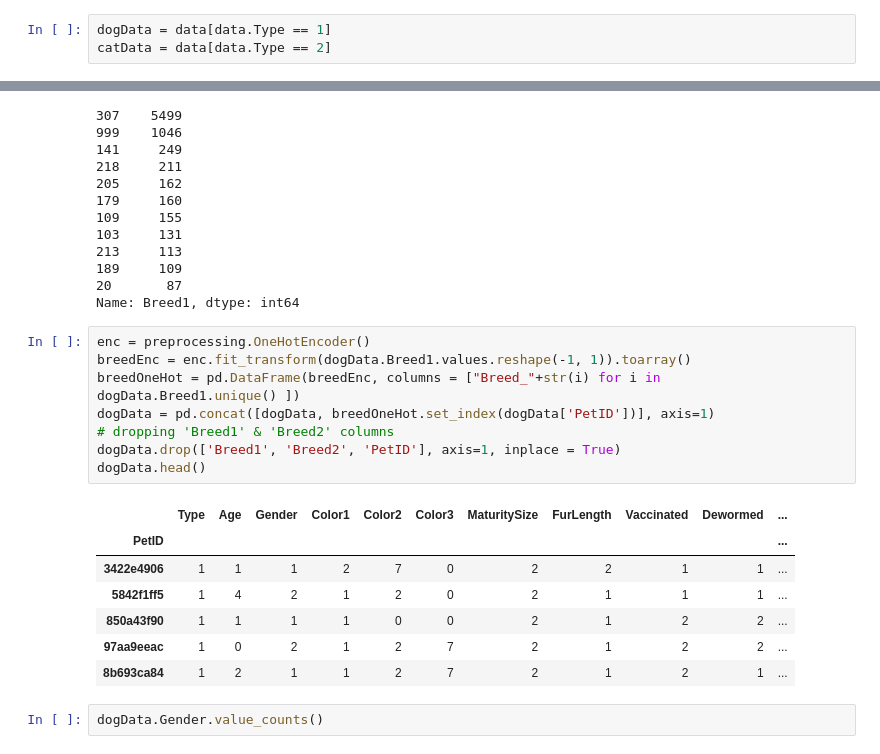
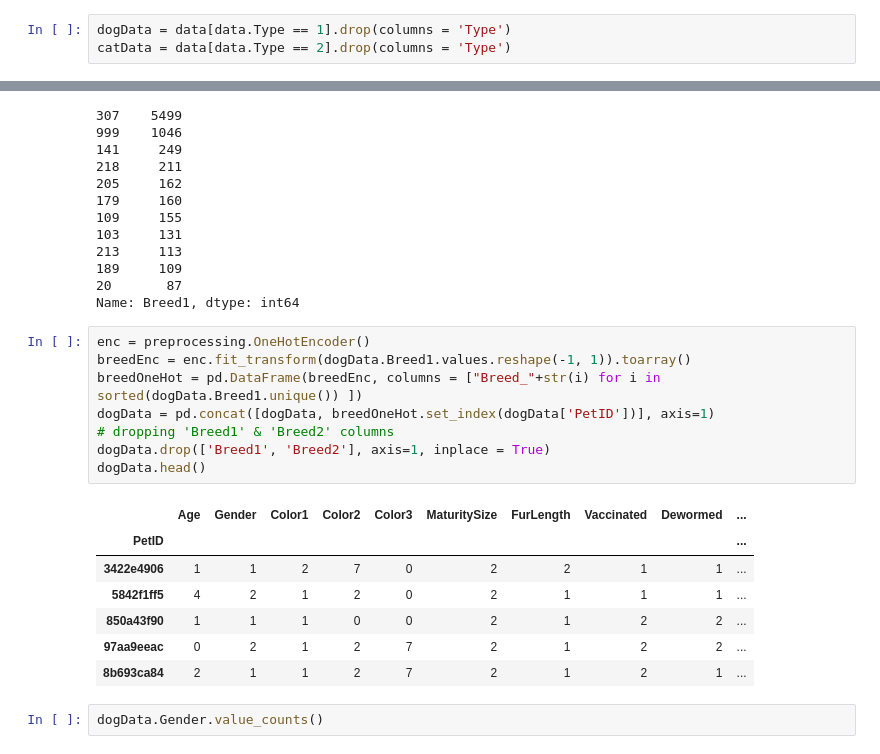
Before and after one commit to simonatso/pet-adoption, a Jupyter notebook: Data Wrangling.ipynb, the cells around one changed output, grey strips where cells are left out. Drawn from its saved outputs; the diff is of its cells as text.

```diff
--- a/Data Wrangling.ipynb
+++ b/Data Wrangling.ipynb
@@ -93,8 +93,8 @@ plt.show()
 # %% [markdown]
 Let's split the data into two datasets: Dog and cat.
 # %%
-dogData = data[data.Type == 1]
-catData = data[data.Type == 2]
+dogData = data[data.Type == 1].drop(columns = 'Type')
+catData = data[data.Type == 2].drop(columns = 'Type')
 # %%
 dogData.info()
 # %% [output]
@@ -279,19 +301,19 @@ Name: Breed1, dtype: int64
 # %%
 enc = preprocessing.OneHotEncoder()
 breedEnc = enc.fit_transform(dogData.Breed1.values.reshape(-1, 1)).toarray()
-breedOneHot = pd.DataFrame(breedEnc, columns = ["Breed_"+str(i) for i in dogData.Breed1.unique() ])
+breedOneHot = pd.DataFrame(breedEnc, columns = ["Breed_"+str(i) for i in sorted(dogData.Breed1.unique()) ])
 dogData = pd.concat([dogData, breedOneHot.set_index(dogData['PetID'])], axis=1)
 # dropping 'Breed1' & 'Breed2' columns
-dogData.drop(['Breed1', 'Breed2', 'PetID'], axis=1, inplace = True)
+dogData.drop(['Breed1', 'Breed2'], axis=1, inplace = True)
 dogData.head()
 # %% [output]
-|  | Type | Age | Gender | Color1 | Color2 | Color3 | MaturitySize | FurLength | Vaccinated | Dewormed | ... |
-| PetID |  |  |  |  |  |  |  |  |  |  | ... |
-| 3422e4906 | 1 | 1 | 1 | 2 | 7 | 0 | 2 | 2 | 1 | 1 | ... |
-| 5842f1ff5 | 1 | 4 | 2 | 1 | 2 | 0 | 2 | 1 | 1 | 1 | ... |
-| 850a43f90 | 1 | 1 | 1 | 1 | 0 | 0 | 2 | 1 | 2 | 2 | ... |
-| 97aa9eeac | 1 | 0 | 2 | 1 | 2 | 7 | 2 | 1 | 2 | 2 | ... |
-| 8b693ca84 | 1 | 2 | 1 | 1 | 2 | 7 | 2 | 1 | 2 | 1 | ... |
+|  | Age | Gender | Color1 | Color2 | Color3 | MaturitySize | FurLength | Vaccinated | Dewormed | ... |
+| PetID |  |  |  |  |  |  |  |  |  | ... |
+| 3422e4906 | 1 | 1 | 2 | 7 | 0 | 2 | 2 | 1 | 1 | ... |
+| 5842f1ff5 | 4 | 2 | 1 | 2 | 0 | 2 | 1 | 1 | 1 | ... |
+| 850a43f90 | 1 | 1 | 1 | 0 | 0 | 2 | 1 | 2 | 2 | ... |
+| 97aa9eeac | 0 | 2 | 1 | 2 | 7 | 2 | 1 | 2 | 2 | ... |
+| 8b693ca84 | 2 | 1 | 1 | 2 | 7 | 2 | 1 | 2 | 1 | ... |
 # %%
 dogData.Gender.value_counts()
 # %% [output]
```
Also changed, not shown: parts of 126 cells of this notebook.
